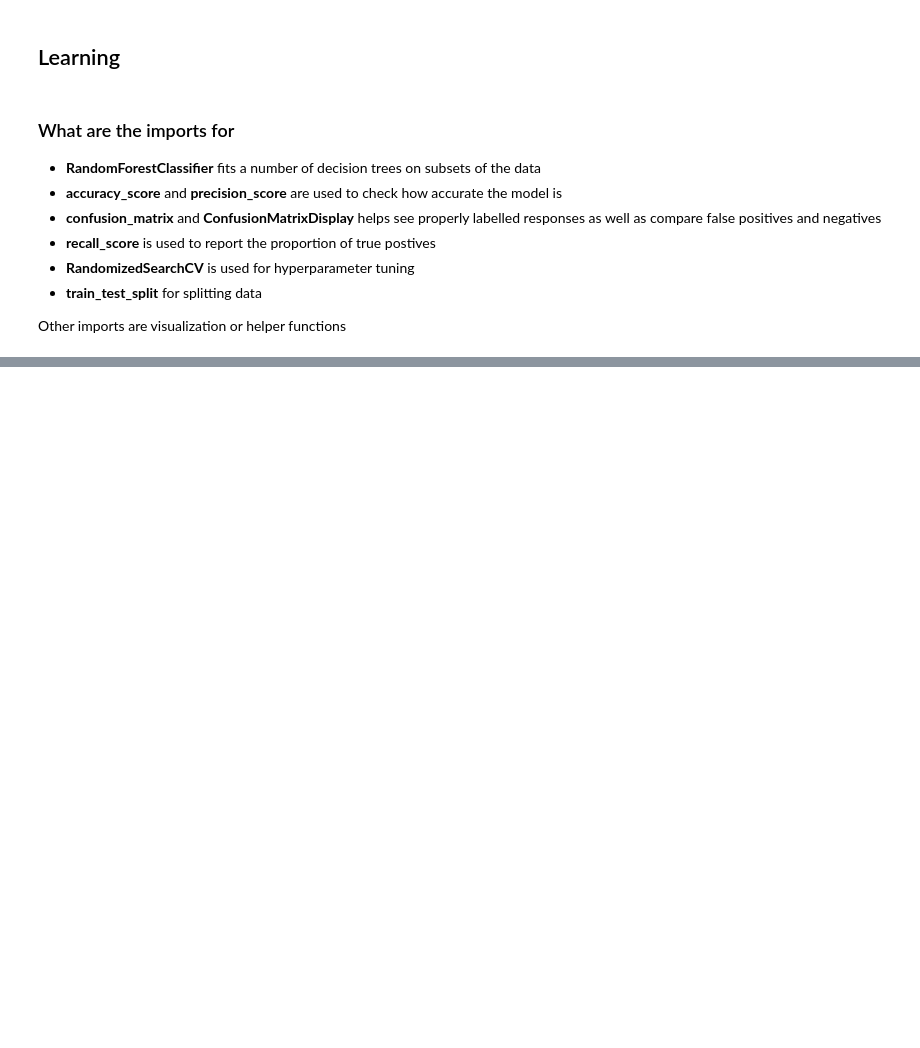
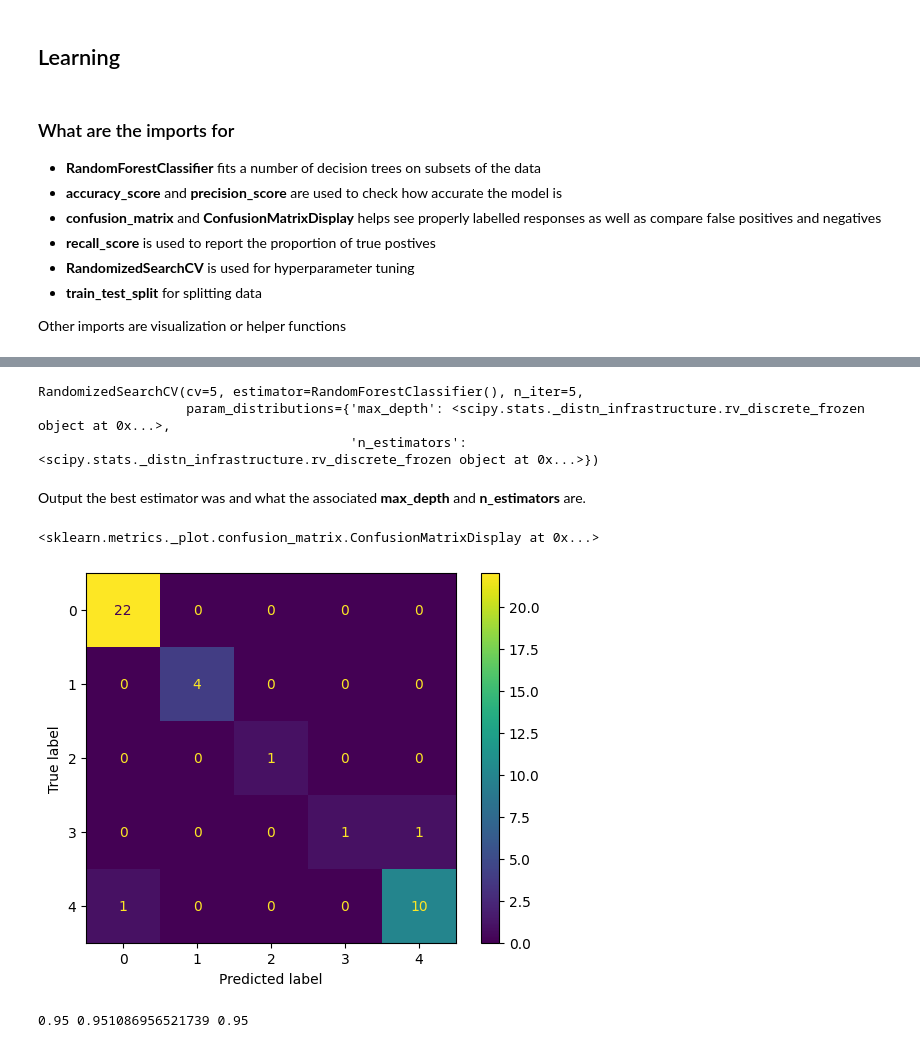
Before and after one commit to austinkirwin/public-projects, a Jupyter notebook: Python_projects/RandomForest/RandomForestModel.ipynb, the cells around one changed output, grey strips where cells are left out. Cells and saved outputs as stored; diff of their text form; code cells hidden in the pictures; blank space fills up the shorter version.

```diff
--- a/Python_projects/RandomForest/RandomForestModel.ipynb
+++ b/Python_projects/RandomForest/RandomForestModel.ipynb
@@ -68,0 +46,7 @@ energy.head()
+# %%
+# Mapping Non-int values to int
+
+drugs['Sex'] = drugs['Sex'].map({'M':1, 'F':0})
+drugs['BP'] = drugs['BP'].map({'HIGH':1, 'NORMAL':0, 'LOW':-1}) # Make sure the values being mapped from are exactly as in the data
+drugs['Cholesterol'] = drugs['Cholesterol'].map({'HIGH':1, 'NORMAL':0})
+drugs.head()
@@ -69,8 +60,8 @@ energy.head()
 # %%
 # Splitting the data
-predictors = energy.drop(['Heating Load','Cooling Load'], axis =1)
-responses = energy[['Heating Load','Cooling Load']]
+predictors = drugs.drop('Drug', axis =1)
+response = drugs['Drug']
 
-X_train, X_test, Y_train, Y_test = train_test_split(predictors, responses, test_size = .2)
+X_train, X_test, Y_train, Y_test = train_test_split(predictors, response, test_size = .2)
 X_train.head(), Y_train.head()
 # %% [output]
@@ -95,0 +80,5 @@ X_train.head(), Y_train.head()
+# %%
+# Fitting and predicting
+forest = RandomForestClassifier()
+forest.fit(X_train, Y_train)
+Y_pred = forest.predict(X_test)
@@ -95,0 +111,42 @@ X_train.head(), Y_train.head()
+# %%
+### Tuning
+
+param_dist = {'n_estimators': randint(50,500),
+              'max_depth': randint(1,20)}
+
+# Create a random forest classifier
+newForest = RandomForestClassifier()
+
+# Use random search to find the best hyperparameters
+rand_search = RandomizedSearchCV(newForest,
+                                 param_distributions = param_dist,
+                                 n_iter=5,
+                                 cv=5)
+
+# Fit the random search object to the data
+rand_search.fit(X_train, Y_train)
+# %% [output]
+RandomizedSearchCV(cv=5, estimator=RandomForestClassifier(), n_iter=5,
+                   param_distributions={'max_depth': <scipy.stats._distn_infrastructure.rv_discrete_frozen object at 0x...>,
+                                        'n_estimators': <scipy.stats._distn_infrastructure.rv_discrete_frozen object at 0x...>})
+# %% [markdown]
+Output the best estimator was and what the associated **max_depth** and **n_estimators** are.
+# %%
+# Predicting with best estimator
+bestForest = rand_search.best_estimator_
+
+Y_pred = bestForest.predict(X_test)
+
+# Making Confusion Matrix
+cm = confusion_matrix(Y_test, Y_pred)
+ConfusionMatrixDisplay(cm).plot()
+# %% [output]
+<sklearn.metrics._plot.confusion_matrix.ConfusionMatrixDisplay at 0x...>
+[figure, added]
+# %%
+accuracy = accuracy_score(Y_test, Y_pred)
+precision = precision_score(Y_test, Y_pred, average = 'weighted')
+recall = recall_score(Y_test, Y_pred, average = 'weighted')
+print(accuracy, precision, recall)
+# %% [output]
+0.95 0.951086956521739 0.95
```
Also changed, not shown: parts of 7 cells of this notebook.
